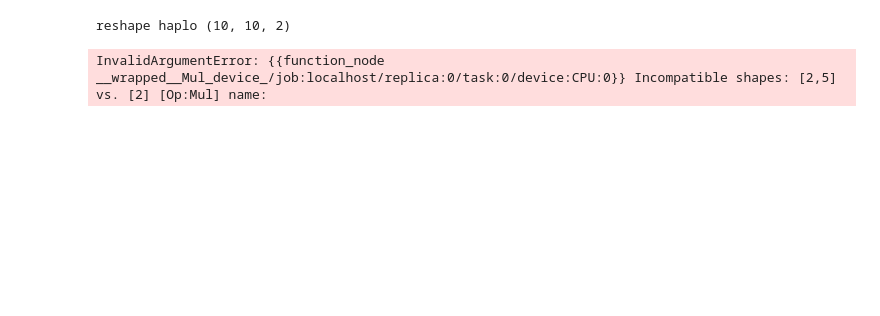
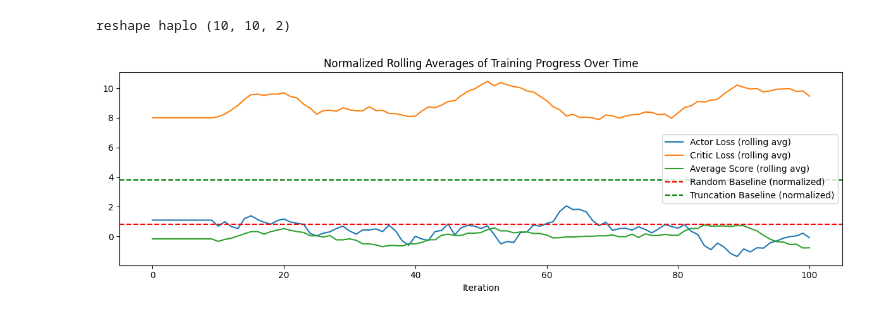
Before and after one commit to cjGO/breeder_agent, a Jupyter notebook: test.ipynb, the cells around one changed output. Cells and saved outputs as stored; diff of their text form; code cells hidden in the pictures; blank space fills up the shorter version.

Commit message:
attempting to teach agent

```diff
--- a/test.ipynb
+++ b/test.ipynb
@@ -1410,4 +1433,53 @@ agent.train_ppo(6,1)
-# %%
-agent.train_ppo(5,2)
-# %% [output]
-InvalidArgumentError: {{function_node __wrapped__Mul_device_/job:localhost/replica:0/task:0/device:CPU:0}} Incompatible shapes: [2,5] vs. [2] [Op:Mul] name:
+# %%
+config = {
+    'compute_baselines': False,
+    'initial_population': initial_population,
+    'genetic_map': genetic_map,
+    'population_size': population_size,
+    'marker_count': marker_count,
+    'heritability': .99,
+    'episodes': 10,
+    'cycles': 2,
+    'learning_rate': .001,
+    'replicates': 1,
+    'layer_size': 1024,
+    'ploidy':2,
+    'actor_lr':.00005,
+    'critic_lr':.0000005,
+}
+
+# WRITE TRAINING LOOP BELOW HERE
+agent = BreederAgent(config)
+# actor_optimizer = tf.keras.optimizers.Adam(learning_rate=.0005)
+# critic_optimizer = tf.keras.optimizers.Adam(learning_rate=.00005)
+# Define hyperparameters
+num_iterations = 1000  # Number of training iterations
+batch_size = 1
+epochs = 2
+# Lists to store metrics for visualization
+actor_losses = []
+critic_losses = []
+average_scores = []
+# Training loop
+for iteration in range(num_iterations):
+    # Train the PPO agent
+    actor_loss, critic_loss, average_score = agent.train_ppo(
+        epochs=epochs,
+        batch_size=batch_size,
+        gamma=0.95,
+        lam=0.95,
+        clip_ratio=0.2
+    )
+
+    # Log the training progress
+    # print(f'Iteration: {iteration}, Actor Loss: {actor_loss}, Critic Loss: {critic_loss}, Average Score: {average_score}')
+        # Store the training progress
+    actor_losses.append(actor_loss)
+    critic_losses.append(critic_loss)
+    average_scores.append(average_score)
+
+    # Plot the training progress every 50 iterations
+    if iteration % 10 == 0:
+        plot_training_progress(actor_losses, critic_losses, average_scores, iteration,agent)
+# %% [output]
+[figure, added]
```
Also changed, not shown: parts of 7 cells of this notebook.
